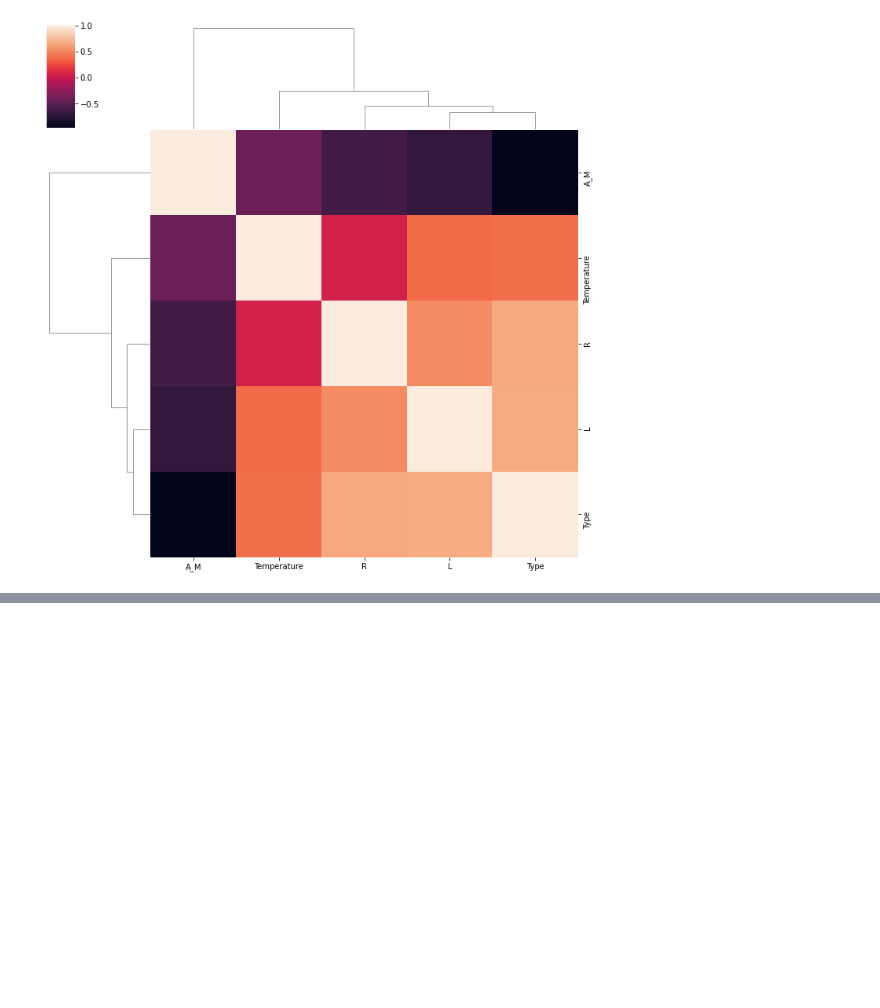
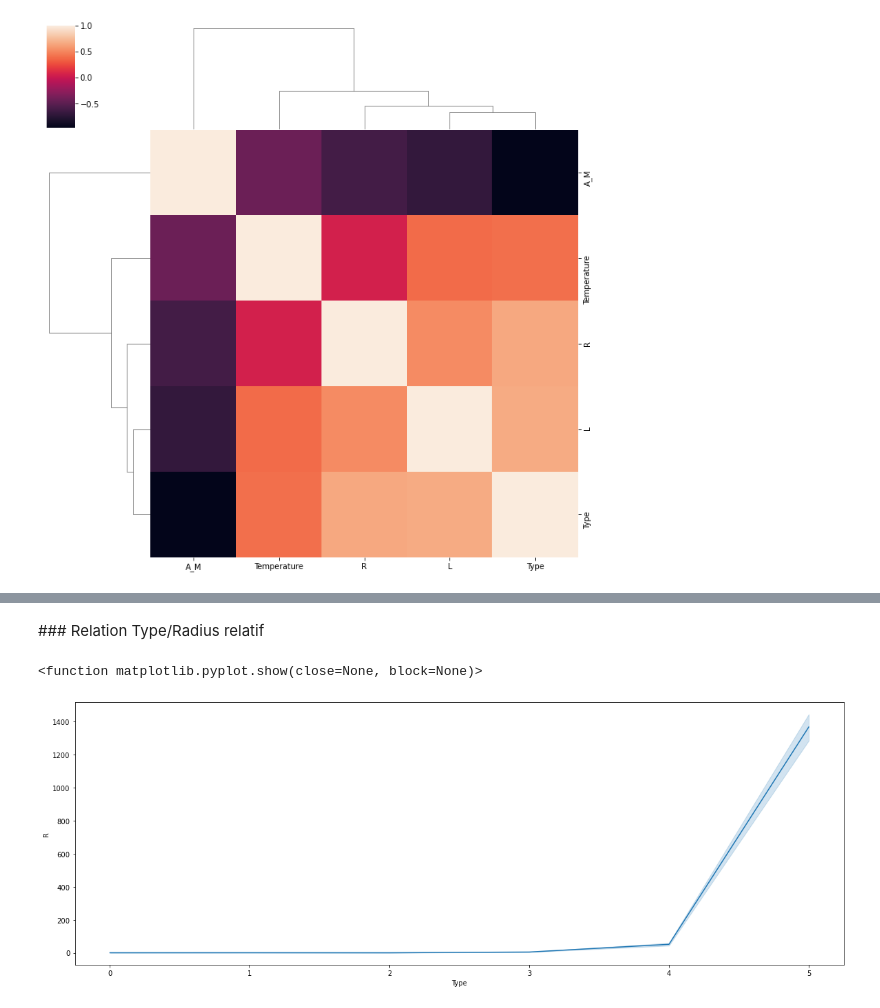
Before and after one commit to MattiasEyh/Types_Spectraux_Etoiles_ML, a Jupyter notebook: Types_etoiles.ipynb, the cells around one changed output, grey strips where cells are left out. Cells and saved outputs as stored; diff of their text form; code cells hidden in the pictures; blank space fills up the shorter version.

```diff
--- a/Types_etoiles.ipynb
+++ b/Types_etoiles.ipynb
@@ -185,0 +207,9 @@ sns.clustermap(df.corr())
+# %% [markdown]
+### Relation Type/Radius relatif
+# %%
+plt.figure(figsize=(20,7))
+sns.lineplot(x="Type", y="R", data=df)
+plt.show
+# %% [output]
+<function matplotlib.pyplot.show(close=None, block=None)>
+[figure, added]
```
Also changed, not shown: parts of 15 cells of this notebook.
